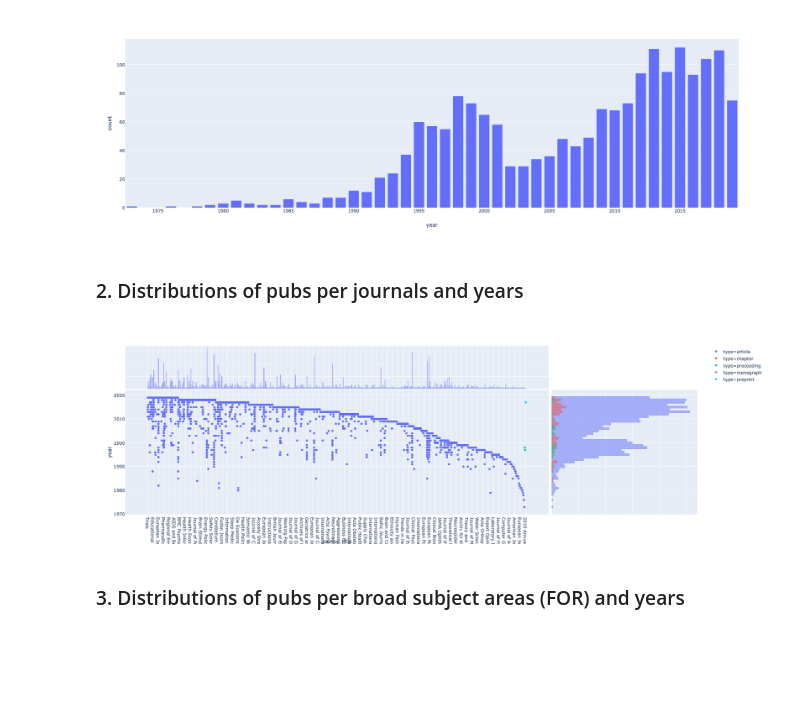
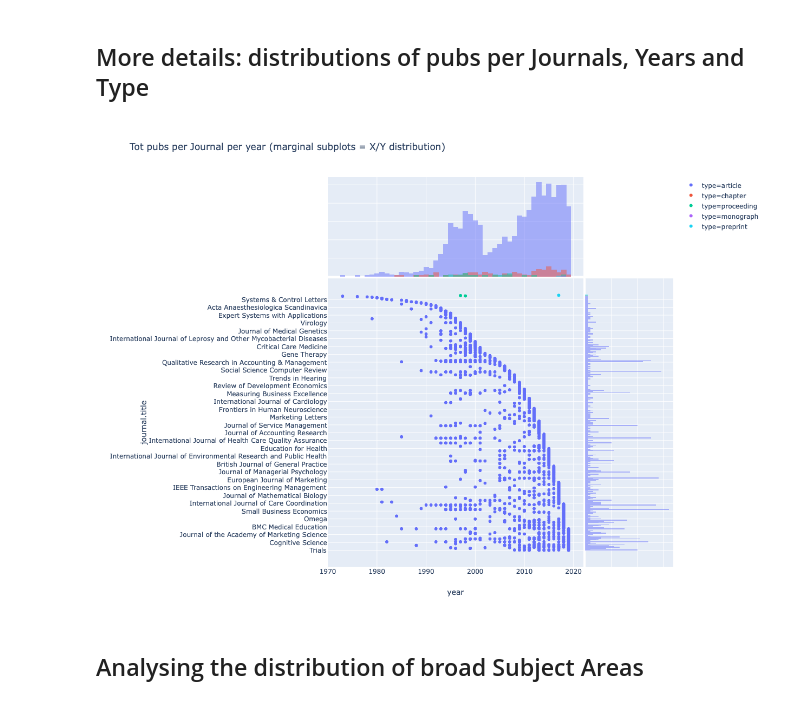
Before and after one commit to digital-science/dimensions-api-lab, a Jupyter notebook: Rotterdam Workshop/3.Rotterdam_pubs_on_design.ipynb, the cells around one changed output. Saved outputs shown, nothing was run; the diff lists cells and outputs as text; code cells hidden in the pictures; blank space fills up the shorter version.

```diff
--- a/Rotterdam Workshop/3.Rotterdam_pubs_on_design.ipynb
+++ b/Rotterdam Workshop/3.Rotterdam_pubs_on_design.ipynb
@@ -46,15 +37,11 @@ dfyear.rename(columns={'id': 'count'}, inplace=True)
-# %%
-px.bar(dfyear, x="year", y="count")
-# %% [output]
-[figure, removed]
 # %% [markdown]
-### 2. Distributions of pubs per journals and years
+## More details: distributions of pubs per Journals, Years and Type
 # %%
-px.scatter(df, x="journal.title", y="year", color="type", marginal_x="histogram", marginal_y="histogram")
+px.scatter(df, x="year", y="journal.title", color="type", marginal_x="histogram", marginal_y="histogram", height=900, title="Tot pubs per Journal per year (marginal subplots = X/Y distribution)")
 # %% [output]
-[figure, old version]
+[figure, new version]
-# %% [markdown]
-### 3. Distributions of pubs per broad subject areas (FOR) and years
+# %% [markdown]
+## Analysing the distribution of broad Subject Areas
 # %%
 # ensure that all pubs have a valid (empty, even) FOR value
 for x in data.publications:
```
Also changed, not shown: parts of 24 cells of this notebook, 9 other files.
